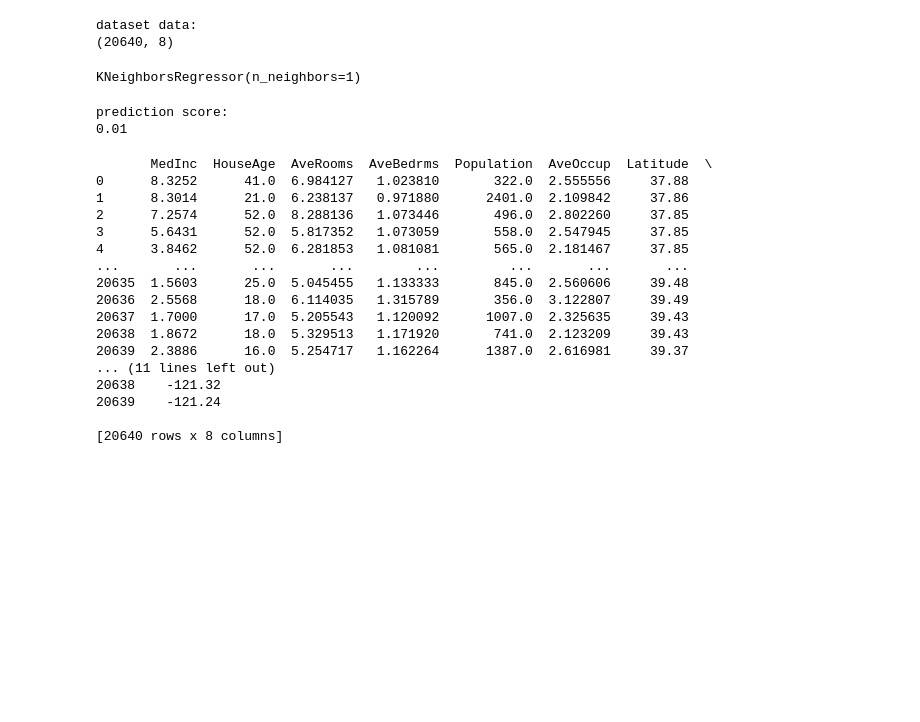
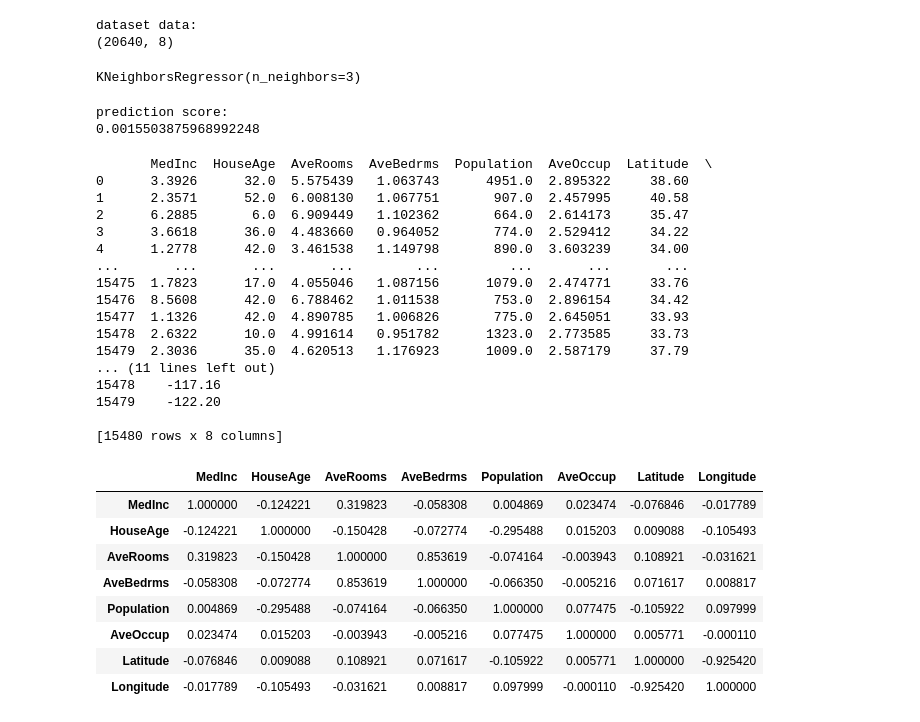
Before and after one commit to it-AVNG/ML_AI_study, a Jupyter notebook: intro2ML/chapter2/cali_house_reg.ipynb, the cells around one changed output. Drawn from its saved outputs; the diff is of its cells as text; code cells hidden in the pictures; blank space fills up the shorter version.

```diff
--- a/intro2ML/chapter2/cali_house_reg.ipynb
+++ b/intro2ML/chapter2/cali_house_reg.ipynb
@@ -55,7 +55,6 @@ X_train ,X_test, y_train, y_test = train_test_split(
 )
 # %%
-knn_reg = KNeighborsRegressor(n_neighbors=1)
+knn_reg = KNeighborsRegressor(n_neighbors=3)
+knn_reg.fit(X_train, y_train)
+# %% [output]
+KNeighborsRegressor(n_neighbors=3)
-# %%
-knn_reg.fit(X_train, y_train)
-# %% [output]
-KNeighborsRegressor(n_neighbors=1)
@@ -64,28 +61,42 @@ y_pred = knn_reg.predict(X_test)
 # %%
+y_pred = knn_reg.predict(X_test)
 score = np.mean(y_pred==y_test)
-print('prediction score: \n{:.2f}'.format(score))
+print('prediction score: \n{}'.format(score))
 # %% [output]
 prediction score:
-0.01
+0.0015503875968992248
 # %%
 import pandas as pd
-cali_df = pd.DataFrame(cali['data'],columns=cali['feature_names'])
+cali_df = pd.DataFrame(X_train,columns=cali['feature_names'])
 print(cali_df)
 # %% [output]
        MedInc  HouseAge  AveRooms  AveBedrms  Population  AveOccup  Latitude  \
-0      8.3252      41.0  6.984127   1.023810       322.0  2.555556     37.88
-1      8.3014      21.0  6.238137   0.971880      2401.0  2.109842     37.86
-2      7.2574      52.0  8.288136   1.073446       496.0  2.802260     37.85
-3      5.6431      52.0  5.817352   1.073059       558.0  2.547945     37.85
-4      3.8462      52.0  6.281853   1.081081       565.0  2.181467     37.85
+0      3.3926      32.0  5.575439   1.063743      4951.0  2.895322     38.60
+1      2.3571      52.0  6.008130   1.067751       907.0  2.457995     40.58
+2      6.2885       6.0  6.909449   1.102362       664.0  2.614173     35.47
+3      3.6618      36.0  4.483660   0.964052       774.0  2.529412     34.22
+4      1.2778      42.0  3.461538   1.149798       890.0  3.603239     34.00
 ...       ...       ...       ...        ...         ...       ...       ...
-20635  1.5603      25.0  5.045455   1.133333       845.0  2.560606     39.48
-20636  2.5568      18.0  6.114035   1.315789       356.0  3.122807     39.49
-20637  1.7000      17.0  5.205543   1.120092      1007.0  2.325635     39.43
-20638  1.8672      18.0  5.329513   1.171920       741.0  2.123209     39.43
-20639  2.3886      16.0  5.254717   1.162264      1387.0  2.616981     39.37
+15475  1.7823      17.0  4.055046   1.087156      1079.0  2.474771     33.76
+15476  8.5608      42.0  6.788462   1.011538       753.0  2.896154     34.42
+15477  1.1326      42.0  4.890785   1.006826       775.0  2.645051     33.93
+15478  2.6322      10.0  4.991614   0.951782      1323.0  2.773585     33.73
+15479  2.3036      35.0  4.620513   1.176923      1009.0  2.587179     37.79
 ... (11 lines left out)
-20638    -121.32
-20639    -121.24
+15478    -117.16
+15479    -122.20
 
-[20640 rows x 8 columns]
+[15480 rows x 8 columns]
+# %%
+# create Correlation map
+cali_df.corr()
+# %% [output]
+|  | MedInc | HouseAge | AveRooms | AveBedrms | Population | AveOccup | Latitude | Longitude |
+| MedInc | 1.000000 | -0.124221 | 0.319823 | -0.058308 | 0.004869 | 0.023474 | -0.076846 | -0.017789 |
+| HouseAge | -0.124221 | 1.000000 | -0.150428 | -0.072774 | -0.295488 | 0.015203 | 0.009088 | -0.105493 |
+| AveRooms | 0.319823 | -0.150428 | 1.000000 | 0.853619 | -0.074164 | -0.003943 | 0.108921 | -0.031621 |
+| AveBedrms | -0.058308 | -0.072774 | 0.853619 | 1.000000 | -0.066350 | -0.005216 | 0.071617 | 0.008817 |
+| Population | 0.004869 | -0.295488 | -0.074164 | -0.066350 | 1.000000 | 0.077475 | -0.105922 | 0.097999 |
+| AveOccup | 0.023474 | 0.015203 | -0.003943 | -0.005216 | 0.077475 | 1.000000 | 0.005771 | -0.000110 |
+| Latitude | -0.076846 | 0.009088 | 0.108921 | 0.071617 | -0.105922 | 0.005771 | 1.000000 | -0.925420 |
+| Longitude | -0.017789 | -0.105493 | -0.031621 | 0.008817 | 0.097999 | -0.000110 | -0.925420 | 1.000000 |
```
Also changed, not shown: parts of 9 cells of this notebook.
